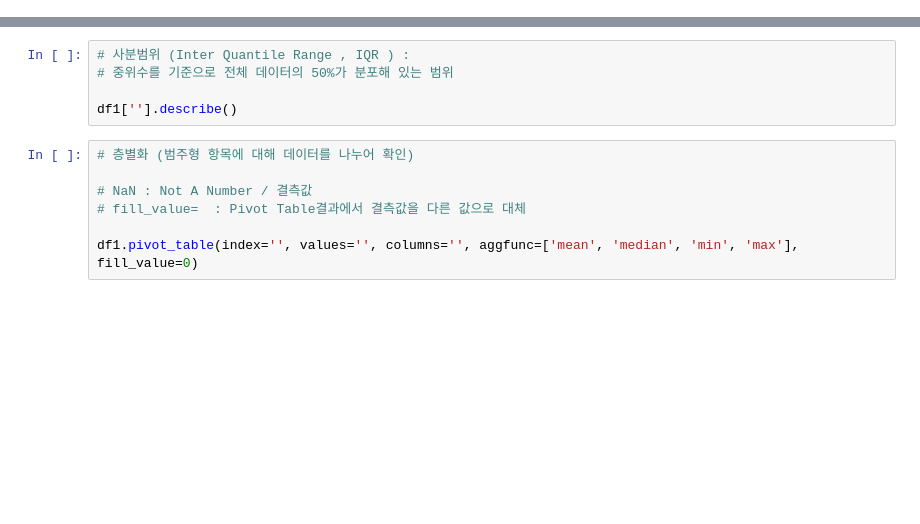
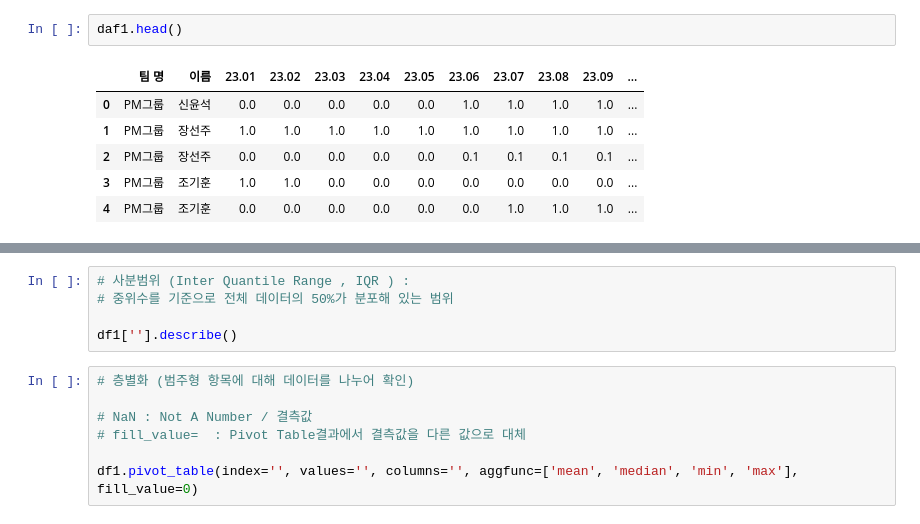
Before and after one commit to GeulHae/Analysis, a Jupyter notebook: Revision.ipynb, the cells around one changed output, grey strips where cells are left out. Saved outputs shown, nothing was run; the diff lists cells and outputs as text; blank space fills up the shorter version.

```diff
--- a/Revision.ipynb
+++ b/Revision.ipynb
@@ -3 +69,10 @@
+# %%
+daf1.head()
+# %% [output]
+|  | 팀 명 | 이름 | 23.01 | 23.02 | 23.03 | 23.04 | 23.05 | 23.06 | 23.07 | 23.08 | 23.09 | ... |
+| 0 | PM그룹 | 신윤석 | 0.0 | 0.0 | 0.0 | 0.0 | 0.0 | 1.0 | 1.0 | 1.0 | 1.0 | ... |
+| 1 | PM그룹 | 장선주 | 1.0 | 1.0 | 1.0 | 1.0 | 1.0 | 1.0 | 1.0 | 1.0 | 1.0 | ... |
+| 2 | PM그룹 | 장선주 | 0.0 | 0.0 | 0.0 | 0.0 | 0.0 | 0.1 | 0.1 | 0.1 | 0.1 | ... |
+| 3 | PM그룹 | 조기훈 | 1.0 | 1.0 | 0.0 | 0.0 | 0.0 | 0.0 | 0.0 | 0.0 | 0.0 | ... |
+| 4 | PM그룹 | 조기훈 | 0.0 | 0.0 | 0.0 | 0.0 | 0.0 | 0.0 | 1.0 | 1.0 | 1.0 | ... |
 # %% [markdown]
```
Also changed, not shown: parts of 35 cells of this notebook.
